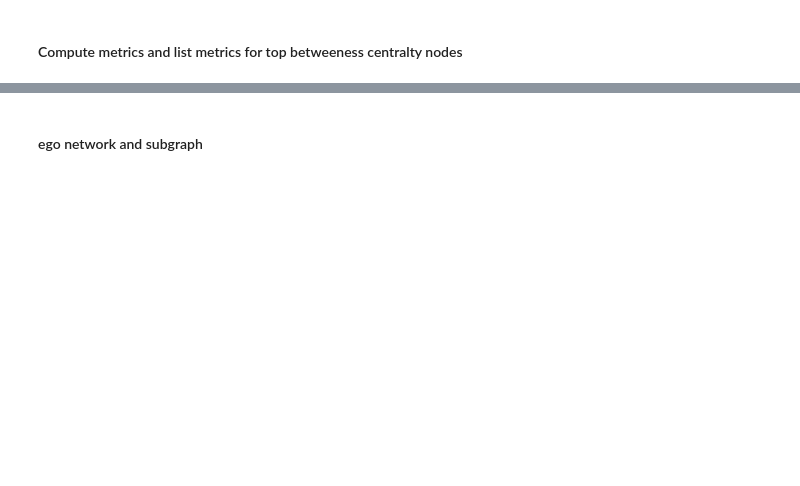
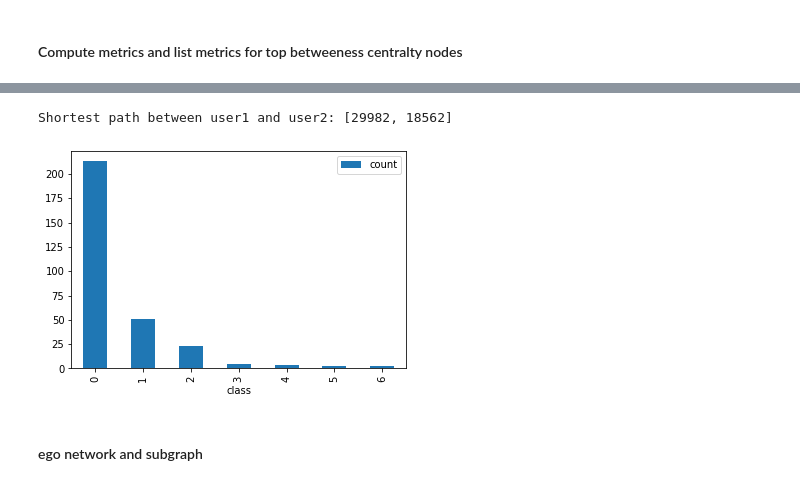
Before and after one commit to ryankarlos/Bayesian_networks, a Jupyter notebook: notebooks/Network_analysis_community_mst.ipynb, the cells around one changed output, grey strips where cells are left out. Cells and saved outputs as stored; diff of their text form; code cells hidden in the pictures; blank space fills up the shorter version.

```diff
--- a/notebooks/Network_analysis_community_mst.ipynb
+++ b/notebooks/Network_analysis_community_mst.ipynb
@@ -224,3 +224,10 @@ community_count = plot_community_class_count(communities)
+# %%
+
+shortest = shortest_path(prune_nx, source_id=29982, target_id=18562)
+community_count = plot_community_class_count(communities)
+# %% [output]
+Shortest path between user1 and user2: [29982, 18562]
+[figure, added]
 # %% [markdown]
 #### ego network and subgraph
 # %%
```
Also changed, not shown: parts of 23 cells of this notebook, 4 other files.
